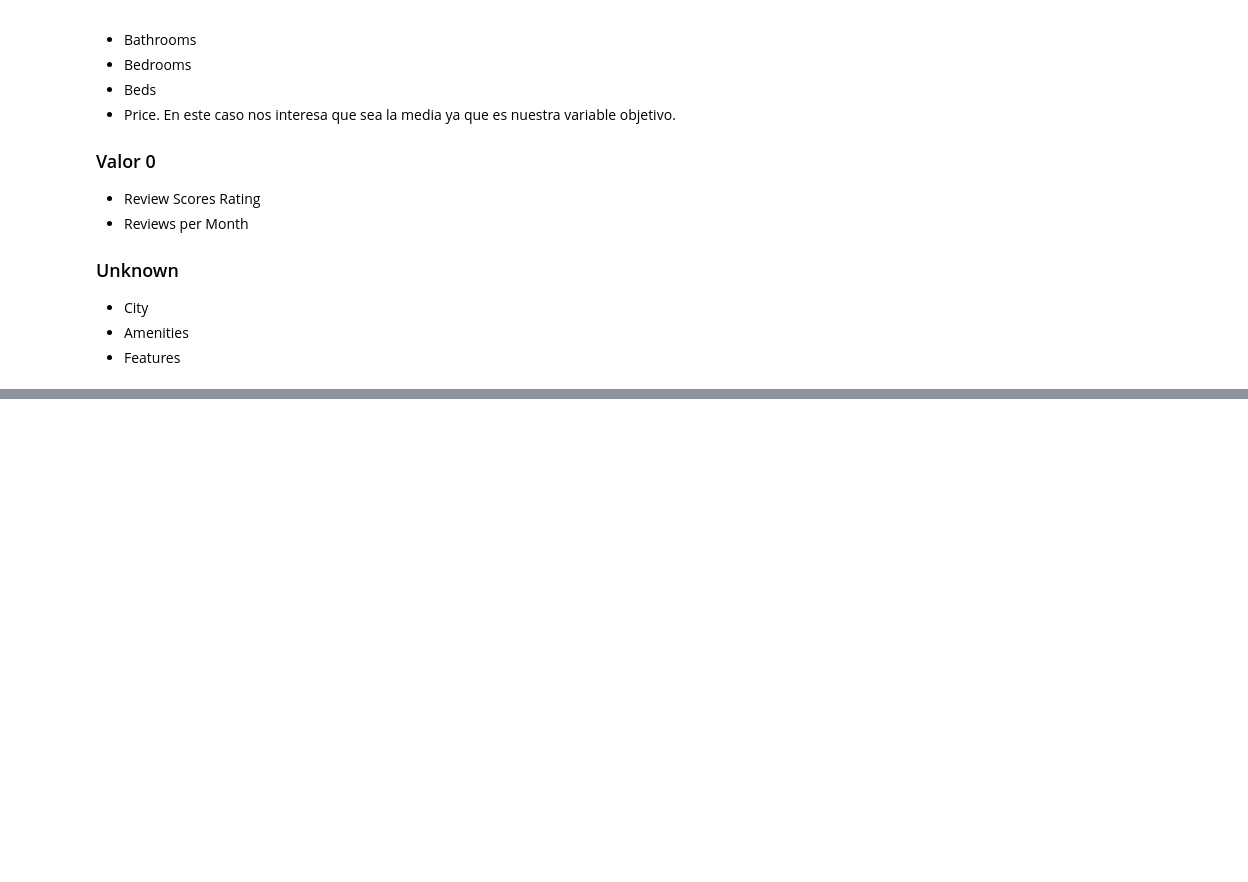
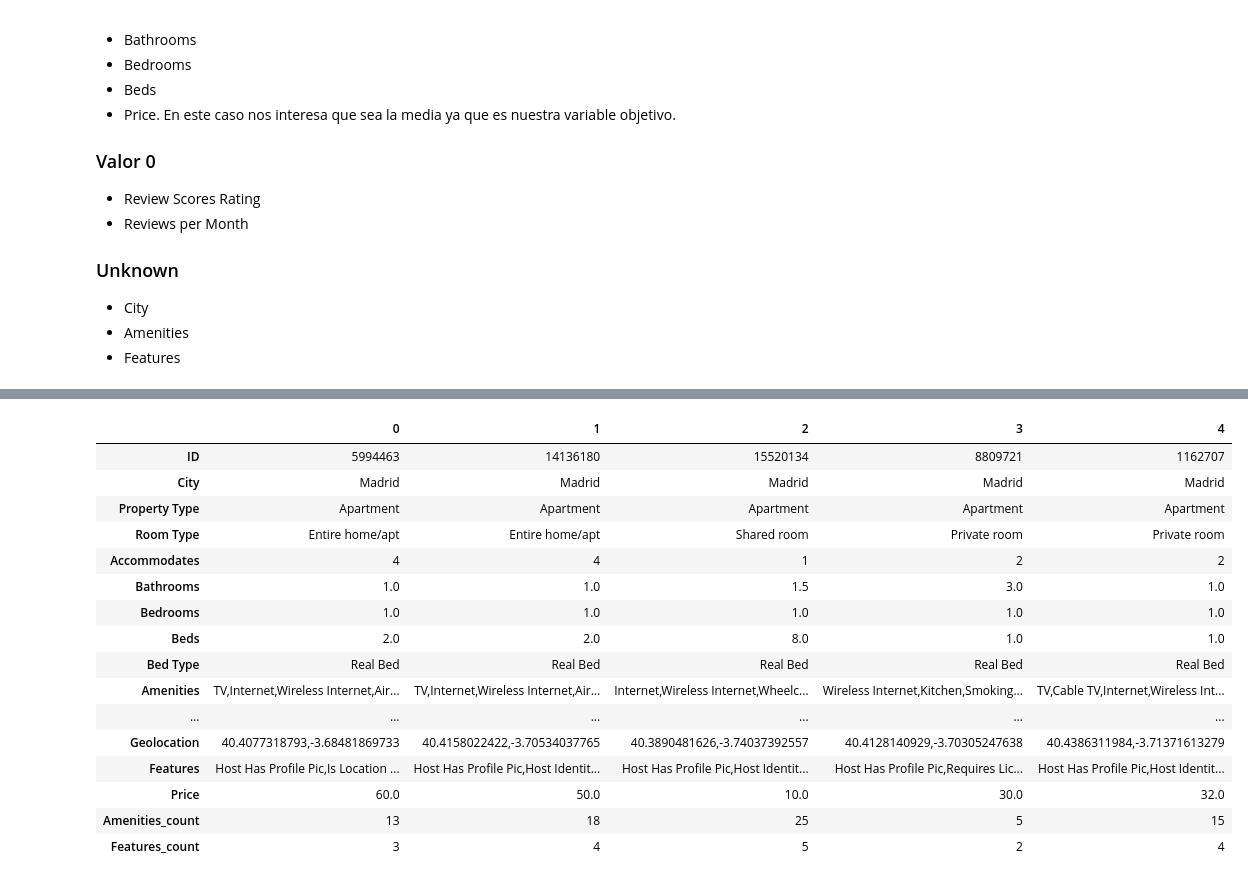
Before and after one commit to jaimegonzalezc/KC-Practica-MachineLearning, a Jupyter notebook: practicaML.ipynb, the cells around one changed output, grey strips where cells are left out. Saved outputs shown, nothing was run; the diff lists cells and outputs as text; code cells hidden in the pictures; blank space fills up the shorter version.

```diff
--- a/practicaML.ipynb
+++ b/practicaML.ipynb
@@ -293,0 +312,22 @@ house_data.head(5).T
+# %%
+house_data['Amenities_count'] = house_data['Amenities'].apply(lambda x: len(x.split(',')))
+house_data['Features_count'] = house_data['Features'].apply(lambda x: len(x.split(',')))
+house_data.head(5).T
+# %% [output]
+|  | 0 | 1 | 2 | 3 | 4 |
+| ID | 5994463 | 14136180 | 15520134 | 8809721 | 1162707 |
+| City | Madrid | Madrid | Madrid | Madrid | Madrid |
+| Property Type | Apartment | Apartment | Apartment | Apartment | Apartment |
+| Room Type | Entire home/apt | Entire home/apt | Shared room | Private room | Private room |
+| Accommodates | 4 | 4 | 1 | 2 | 2 |
+| Bathrooms | 1.0 | 1.0 | 1.5 | 3.0 | 1.0 |
+| Bedrooms | 1.0 | 1.0 | 1.0 | 1.0 | 1.0 |
+| Beds | 2.0 | 2.0 | 8.0 | 1.0 | 1.0 |
+| Bed Type | Real Bed | Real Bed | Real Bed | Real Bed | Real Bed |
+| Amenities | TV,Internet,Wireless Internet,Air... | TV,Internet,Wireless Internet,Air... | Internet,Wireless Internet,Wheelc... | Wireless Internet,Kitchen,Smoking... | TV,Cable TV,Internet,Wireless Int... |
+| ... | ... | ... | ... | ... | ... |
+| Geolocation | 40.4077318793,-3.68481869733 | 40.4158022422,-3.70534037765 | 40.3890481626,-3.74037392557 | 40.4128140929,-3.70305247638 | 40.4386311984,-3.71371613279 |
+| Features | Host Has Profile Pic,Is Location ... | Host Has Profile Pic,Host Identit... | Host Has Profile Pic,Host Identit... | Host Has Profile Pic,Requires Lic... | Host Has Profile Pic,Host Identit... |
+| Price | 60.0 | 50.0 | 10.0 | 30.0 | 32.0 |
+| Amenities_count | 13 | 18 | 25 | 5 | 15 |
+| Features_count | 3 | 4 | 5 | 2 | 4 |
```
Also changed, not shown: parts of 14 cells of this notebook, 4 other files.
